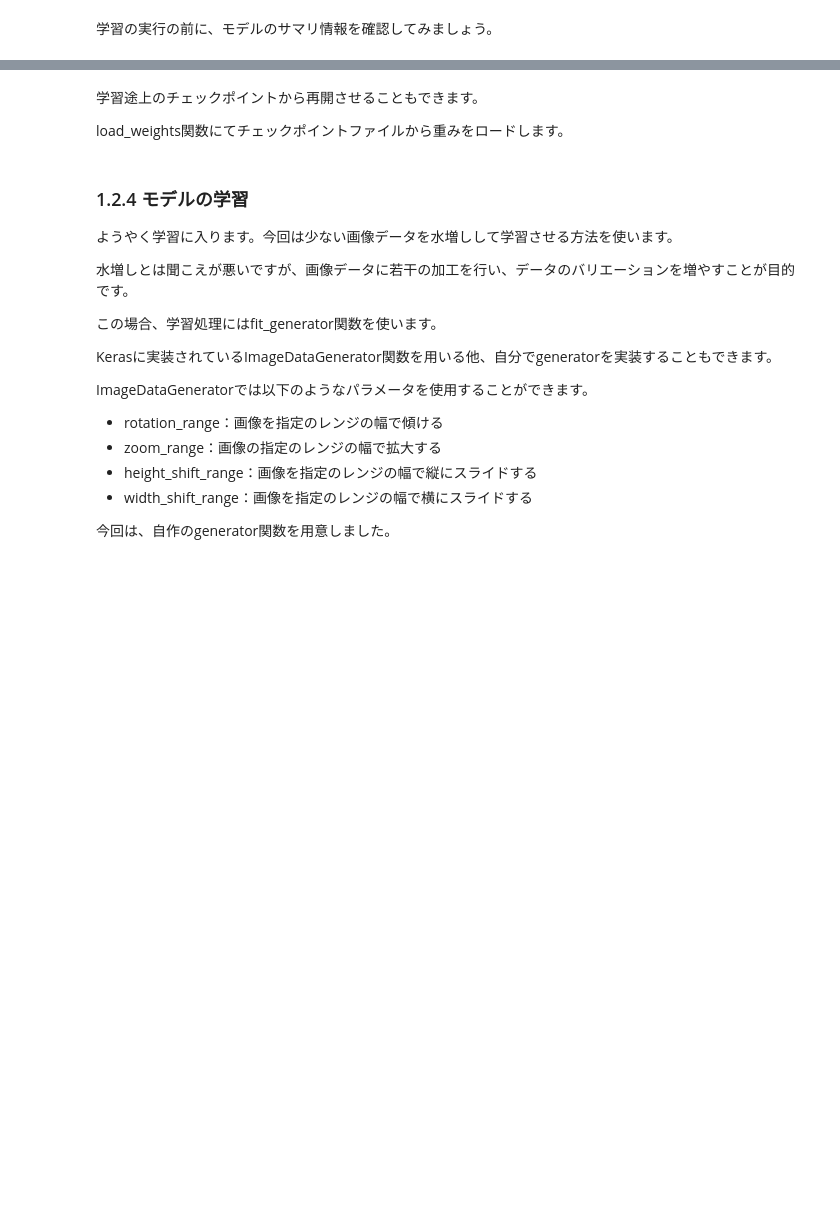
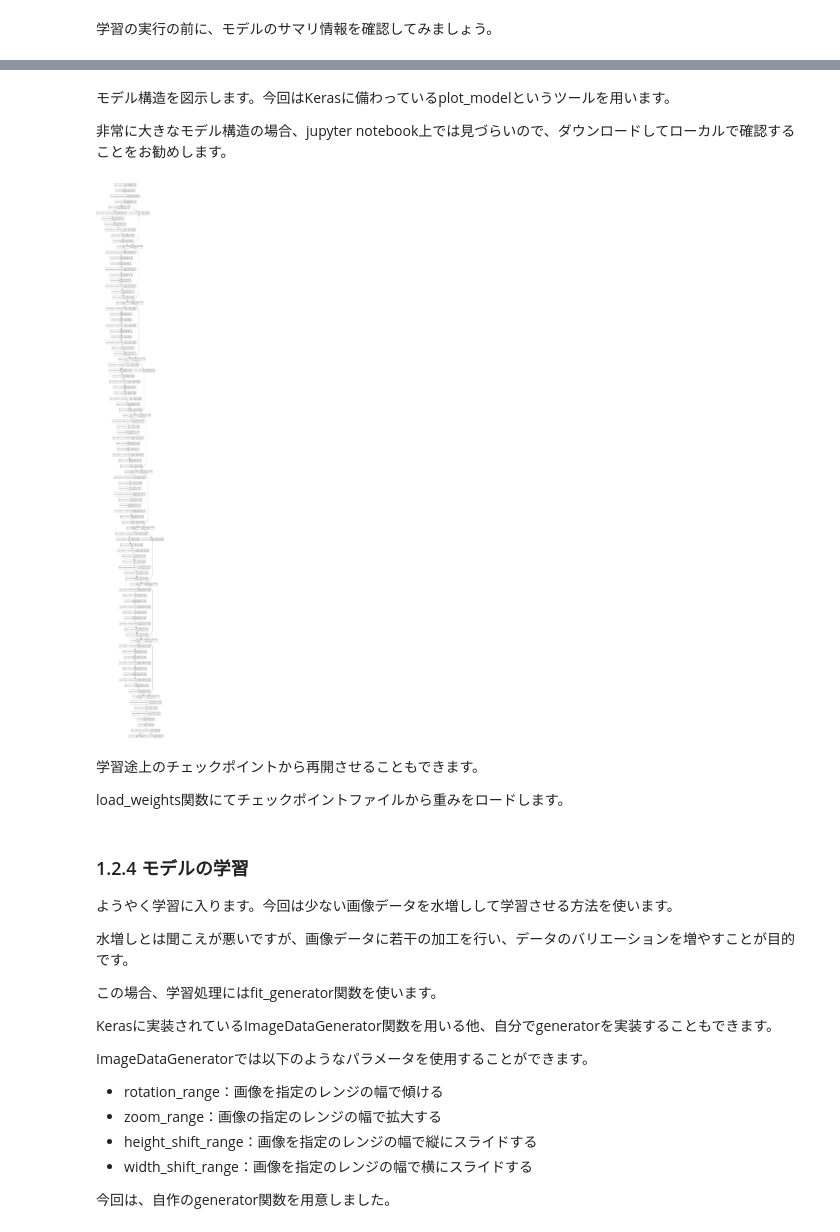
Before and after one commit to scpepper69/ml-learning-materials, a Jupyter notebook: TensorFlow_Keras_ImageClassificatioin_02_multi_label.ipynb, the cells around one changed output, grey strips where cells are left out. Drawn from its saved outputs; the diff is of its cells as text; code cells hidden in the pictures; blank space fills up the shorter version.

```diff
--- a/TensorFlow_Keras_ImageClassificatioin_02_multi_label.ipynb
+++ b/TensorFlow_Keras_ImageClassificatioin_02_multi_label.ipynb
@@ -732,4 +732,15 @@ Non-trainable params: 14,715,712
 __________________________________________________________________________________________________
+# %% [markdown]
+モデル構造を図示します。今回はKerasに備わっているplot_modelというツールを用います。
+
+非常に大きなモデル構造の場合、jupyter notebook上では見づらいので、ダウンロードしてローカルで確認することをお勧めします。
+# %%
+from tensorflow.python.keras.utils.vis_utils import plot_model
+from IPython.display import Image
+plot_model(model, to_file=f"{model_dir}/model.png", show_shapes=True)
+Image(f"{model_dir}/model.png")
+# %% [output]
+[figure, added]
 # %% [markdown]
 学習途上のチェックポイントから再開させることもできます。
 
```
Also changed, not shown: parts of 15 cells of this notebook.
